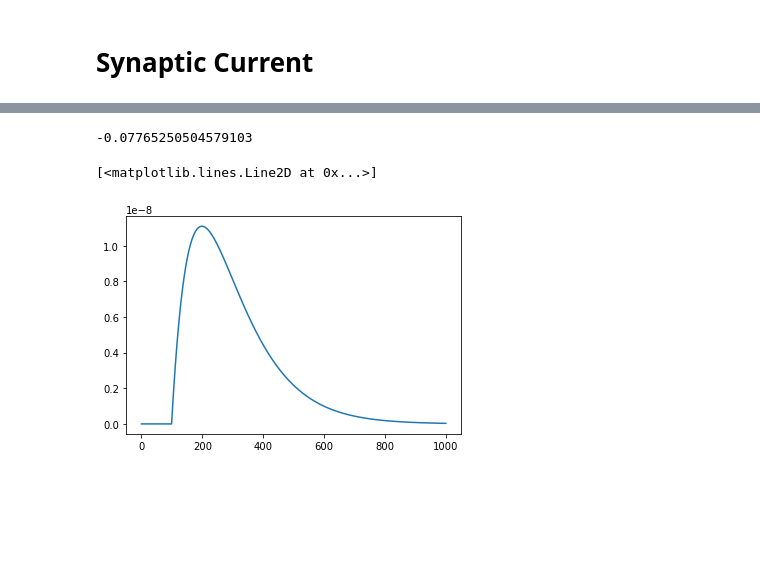
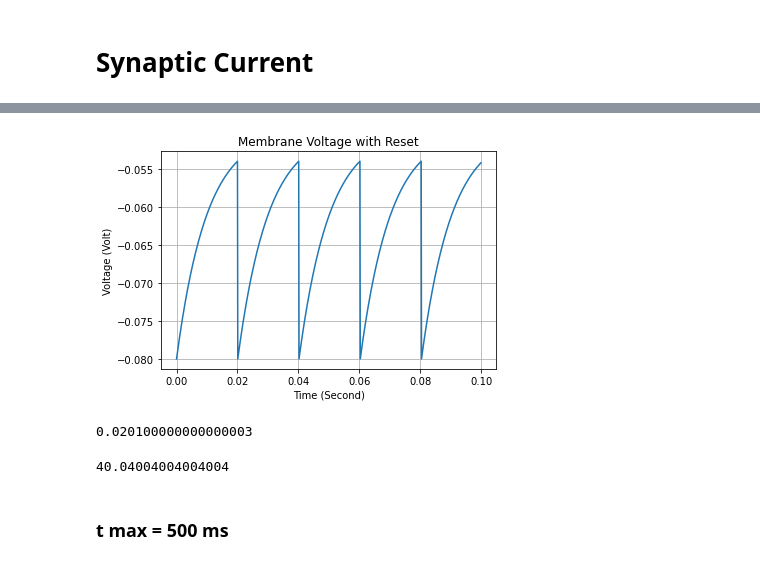
Before and after one commit to bramantyois/mns, a Jupyter notebook: exercise_05.ipynb, the cells around one changed output, grey strips where cells are left out. Cells and saved outputs as stored; diff of their text form; code cells hidden in the pictures; blank space fills up the shorter version.

```diff
--- a/exercise_05.ipynb
+++ b/exercise_05.ipynb
@@ -88,0 +153,3 @@ params['E_inh'] = -100e-3
+# %%
+def constant_synaptic_current(g_syn, v, params):
+    return 0
@@ -88,0 +168,16 @@ params['E_inh'] = -100e-3
+# %%
+params = {}
+
+params['tau_syn'] = 10e-3
+params['tau_m'] = 10e-3
+params['Rm'] = 1e7
+params['g_star'] = 30e-9
+params['Em'] = -80e-3
+params['Ie'] = 3e-9
+
+params['E_syn'] = 0
+params['v_thr'] = -54e-3
+params['v_reset'] =params['Em']
+
+params['t_spike'] = 100e-3
+params['del_t'] = 1e-4
@@ -89,2 +186,4 @@ params['E_inh'] = -100e-3
+# %%
+params['max_t'] = 100e-3
 # %%
-v_res, g_res =membrane_euler(membrane_voltage, synaptic_conductance, membrane_x, shunting_inhibition_current, params, init_values)
+v_res, _, t =membrane_euler_w_reset(membrane_voltage, synaptic_conductance, membrane_x, constant_synaptic_current, params, init_values)
@@ -96,9 +190,20 @@ plt.plot(v_res)
-# %%
-np.max(v_res)
-# %% [output]
--0.07765250504579103
-# %%
-plt.plot(g_res)
-# %% [output]
-[<matplotlib.lines.Line2D at 0x...>]
-[figure, removed]
+# %%
+plt.plot(t, v_res)
+plt.title('Membrane Voltage with Reset')
+plt.xlabel('Time (Second)')
+plt.ylabel('Voltage (Volt)')
+plt.grid()
+
+plt.show()
+# %% [output]
+[figure, added]
+# %%
+compute_isi(v_res, t)
+# %% [output]
+0.020100000000000003
+# %%
+compute_firing_rate(v_res, t)
+# %% [output]
+40.04004004004004
+# %% [markdown]
+### t max = 500 ms
```
Also changed, not shown: parts of 62 cells of this notebook.
